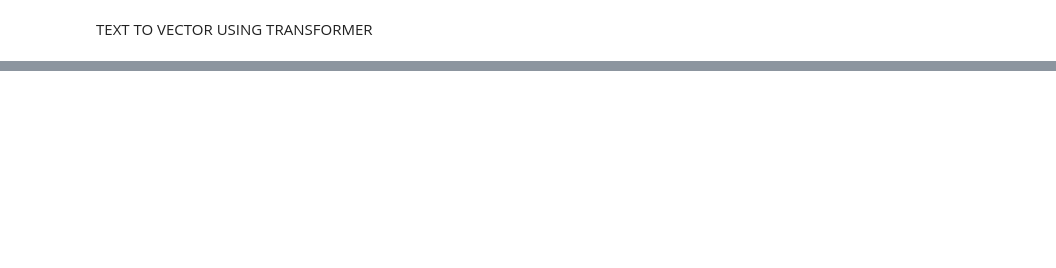
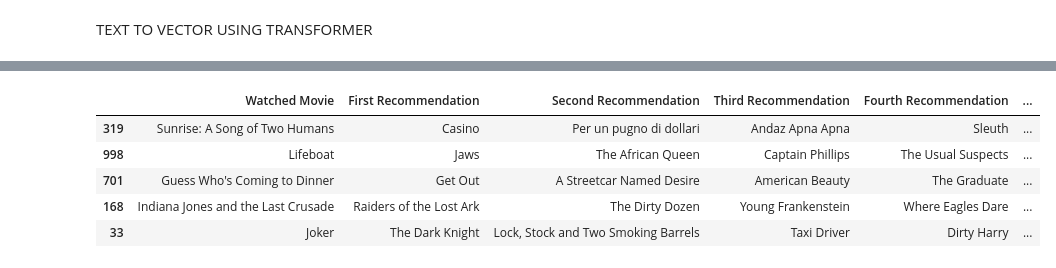
Before and after one commit to PradHolla/Content-Recommender, a Jupyter notebook: Notebooks/content_recommender.ipynb, the cells around one changed output, grey strips where cells are left out. Cells and saved outputs as stored; diff of their text form; code cells hidden in the pictures; blank space fills up the shorter version.

```diff
--- a/Notebooks/content_recommender.ipynb
+++ b/Notebooks/content_recommender.ipynb
@@ -58,0 +78,27 @@ embeddings = model.encode(text_data, show_progress_bar=True)
+# %%
+cos_sim_data = pd.DataFrame(cosine_similarity(X))
+def give_recommendations(index,print_recommendation = False,print_recommendation_plots= False,print_genres =False):
+  index_recomm =cos_sim_data.loc[index].sort_values(ascending=False).index.tolist()[1:6]
+  movies_recomm =  data['Series_Title'].loc[index_recomm].values
+  result = {'Movies':movies_recomm,'Index':index_recomm}
+  if print_recommendation==True:
+    print('The watched movie is this one: %s \n'%(data['Series_Title'].loc[index]))
+    k=1
+    for movie in movies_recomm:
+      print('The number %i recommended movie is this one: %s \n'%(k,movie))
+      k=k+1
+  if print_recommendation_plots==True:
+    print('The plot of the watched movie is this one:\n %s \n'%(data['Overview'].loc[index]))
+    k=1
+    for q in range(len(movies_recomm)):
+      plot_q = data['Overview'].loc[index_recomm[q]]
+      print('The plot of the number %i recommended movie is this one:\n %s \n'%(k,plot_q))
+      k=k+1
+  if print_genres==True:
+    print('The genres of the watched movie is this one:\n %s \n'%(data['Genre'].loc[index]))
+    k=1
+    for q in range(len(movies_recomm)):
+      plot_q = data['Genre'].loc[index_recomm[q]]
+      print('The plot of the number %i recommended movie is this one:\n %s \n'%(k,plot_q))
+      k=k+1
+  return result
@@ -58,0 +192,17 @@ embeddings = model.encode(text_data, show_progress_bar=True)
+# %%
+recomm_list = []
+for i in range(len(X)):
+  recomm_i = give_recommendations(i)
+  recomm_list.append(recomm_i['Movies'])
+recomm_data = pd.DataFrame(recomm_list,columns=['First Recommendation','Second Recommendation','Third Recommendation','Fourth Recommendation','Fifth Recommendation'])
+recomm_data['Watched Movie'] = data['Series_Title']
+recomm_data = recomm_data[['Watched Movie','First Recommendation','Second Recommendation','Third Recommendation','Fourth Recommendation','Fifth Recommendation']]
+# %%
+recomm_data.sample(frac=1).head()
+# %% [output]
+|  | Watched Movie | First Recommendation | Second Recommendation | Third Recommendation | Fourth Recommendation | ... |
+| 319 | Sunrise: A Song of Two Humans | Casino | Per un pugno di dollari | Andaz Apna Apna | Sleuth | ... |
+| 998 | Lifeboat | Jaws | The African Queen | Captain Phillips | The Usual Suspects | ... |
+| 701 | Guess Who's Coming to Dinner | Get Out | A Streetcar Named Desire | American Beauty | The Graduate | ... |
+| 168 | Indiana Jones and the Last Crusade | Raiders of the Lost Ark | The Dirty Dozen | Young Frankenstein | Where Eagles Dare | ... |
+| 33 | Joker | The Dark Knight | Lock, Stock and Two Smoking Barrels | Taxi Driver | Dirty Harry | ... |
```
Also changed, not shown: parts of 11 cells of this notebook, 2 other files.
